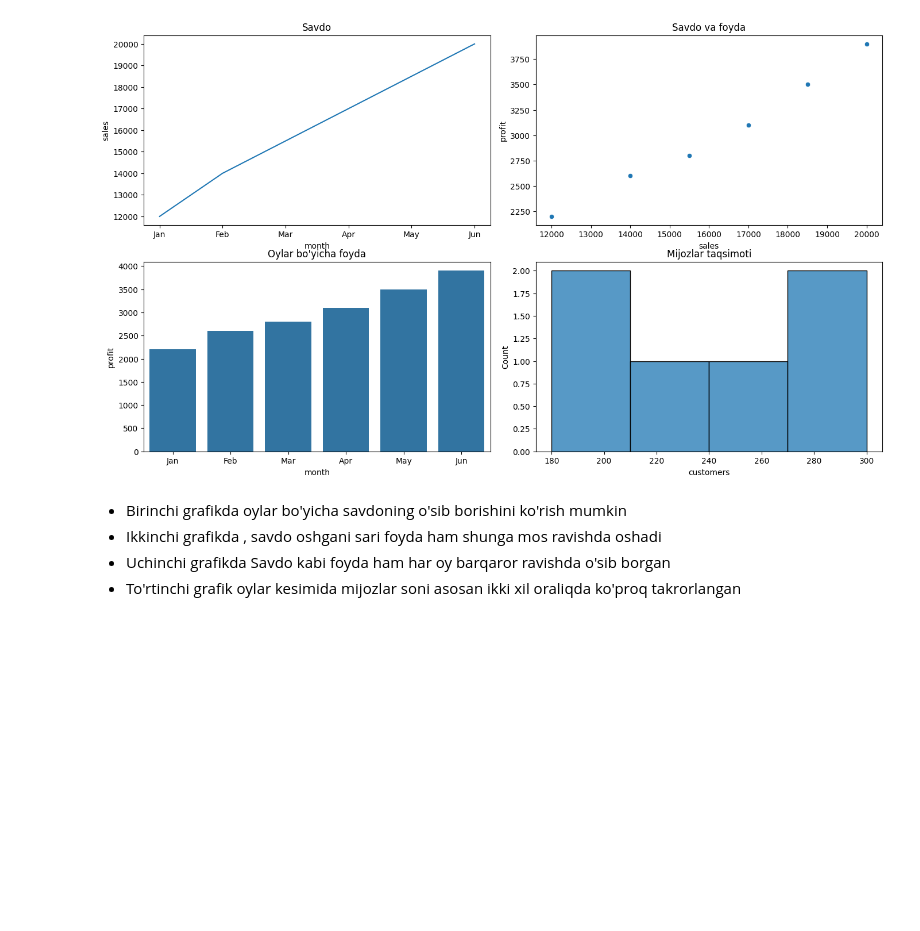
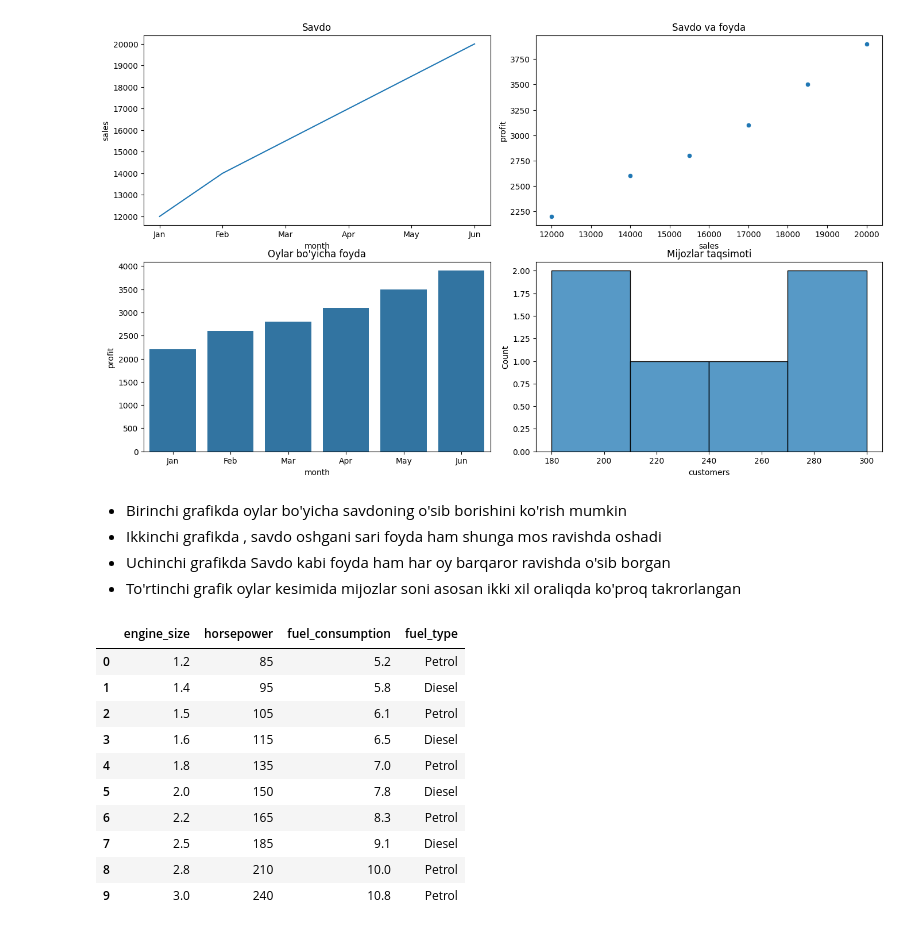
Before and after one commit to izzat-ai/learning-ai, a Jupyter notebook: data_visualization/seaborn/subplot_subplots.ipynb, the cells around one changed output. Drawn from its saved outputs; the diff is of its cells as text; code cells hidden in the pictures; blank space fills up the shorter version.

```diff
--- a/data_visualization/seaborn/subplot_subplots.ipynb
+++ b/data_visualization/seaborn/subplot_subplots.ipynb
@@ -83,3 +83,26 @@ plt.show()
 - Ikkinchi grafikda , savdo oshgani sari foyda ham shunga mos ravishda oshadi
 - Uchinchi grafikda Savdo kabi foyda ham har oy barqaror ravishda o'sib borgan
 - To'rtinchi grafik oylar kesimida mijozlar soni asosan ikki xil oraliqda ko'proq takrorlangan
+# %%
+# avtomobillar tahlili
+cars = pd.DataFrame({
+    "engine_size":[1.2,1.4,1.5,1.6,1.8,2.0,2.2,2.5,2.8,3.0],
+    "horsepower":[85,95,105,115,135,150,165,185,210,240],
+    "fuel_consumption":[5.2,5.8,6.1,6.5,7.0,7.8,8.3,9.1,10.0,10.8],
+    "fuel_type":["Petrol","Diesel","Petrol","Diesel","Petrol",
+                 "Diesel","Petrol","Diesel","Petrol","Petrol"]
+})
+
+cars
+# %% [output]
+|  | engine_size | horsepower | fuel_consumption | fuel_type |
+| 0 | 1.2 | 85 | 5.2 | Petrol |
+| 1 | 1.4 | 95 | 5.8 | Diesel |
+| 2 | 1.5 | 105 | 6.1 | Petrol |
+| 3 | 1.6 | 115 | 6.5 | Diesel |
+| 4 | 1.8 | 135 | 7.0 | Petrol |
+| 5 | 2.0 | 150 | 7.8 | Diesel |
+| 6 | 2.2 | 165 | 8.3 | Petrol |
+| 7 | 2.5 | 185 | 9.1 | Diesel |
+| 8 | 2.8 | 210 | 10.0 | Petrol |
+| 9 | 3.0 | 240 | 10.8 | Petrol |
```
Also changed, not shown: parts of 2 cells of this notebook.
